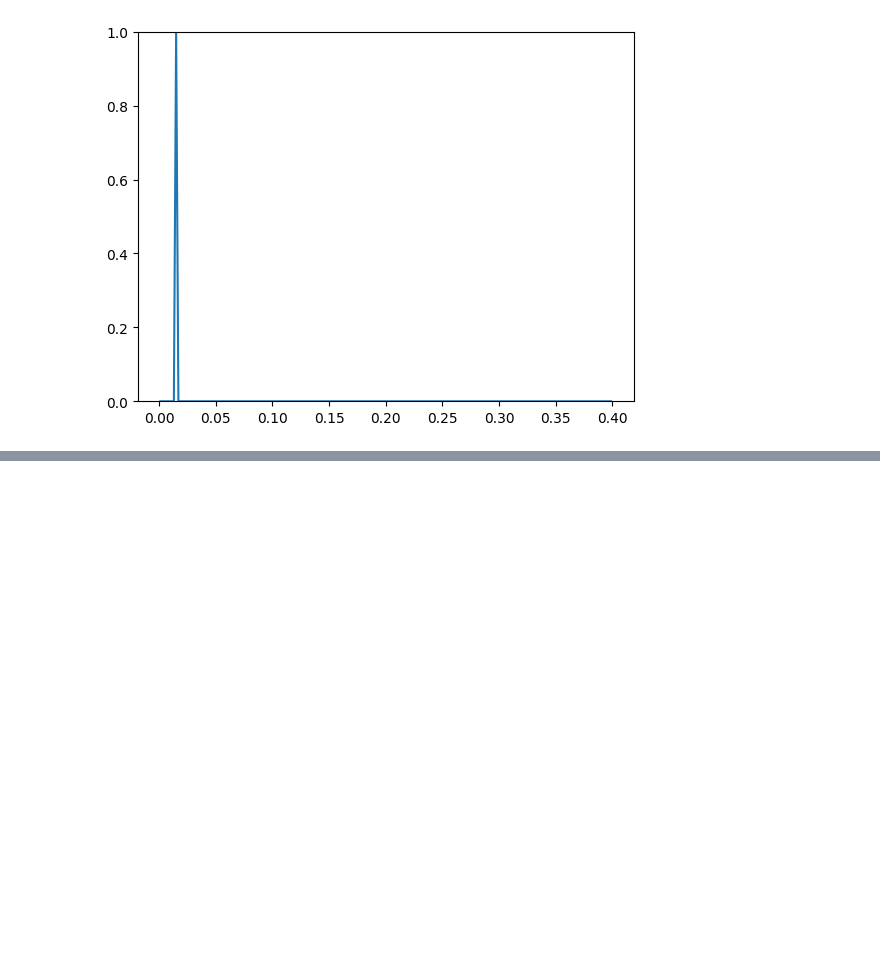
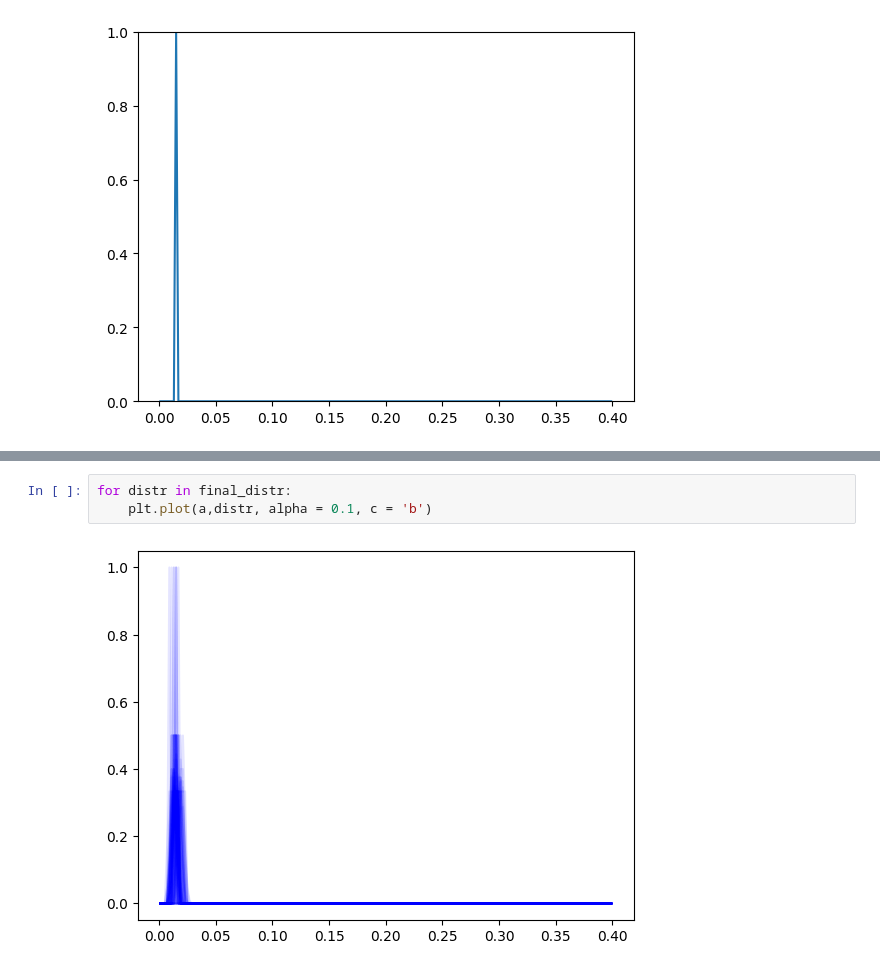
Before and after one commit to lionelkiel/Robustness-Metric, a Jupyter notebook: Distributions_per_network_using_dataset.ipynb, the cells around one changed output, grey strips where cells are left out. Cells and saved outputs as stored; diff of their text form; blank space fills up the shorter version.

```diff
--- a/Distributions_per_network_using_dataset.ipynb
+++ b/Distributions_per_network_using_dataset.ipynb
@@ -292,0 +384,5 @@ MovieWriter ffmpeg unavailable; using Pillow instead.
+# %%
+for distr in final_distr:
+    plt.plot(a,distr, alpha = 0.1, c = 'b')
+# %% [output]
+[figure, added]
```
Also changed, not shown: parts of 13 cells of this notebook, 16 other files.
